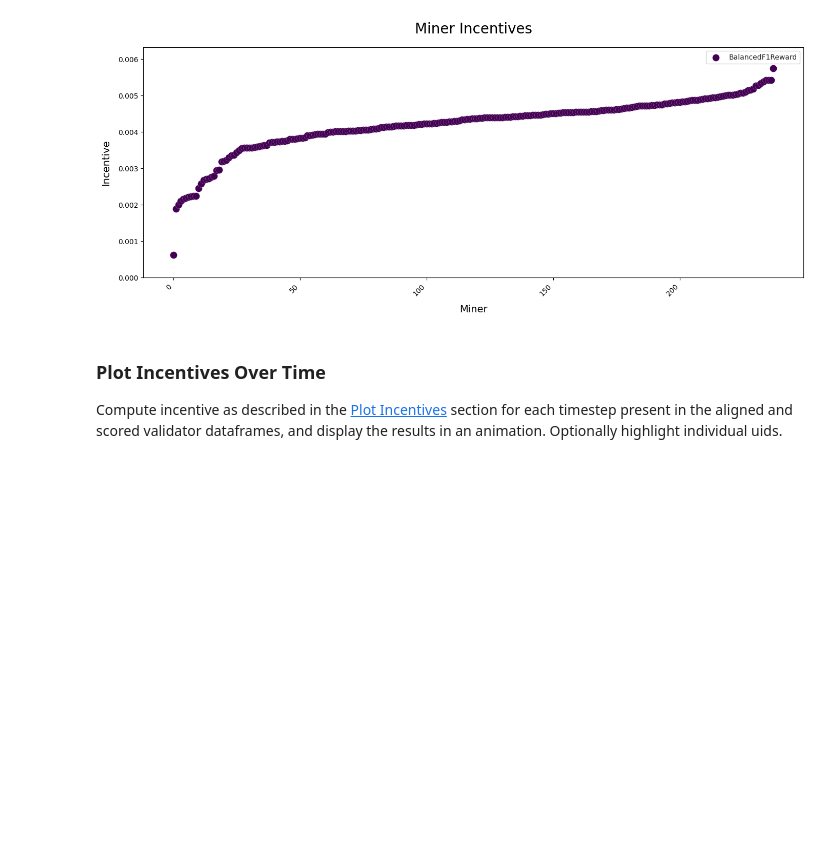
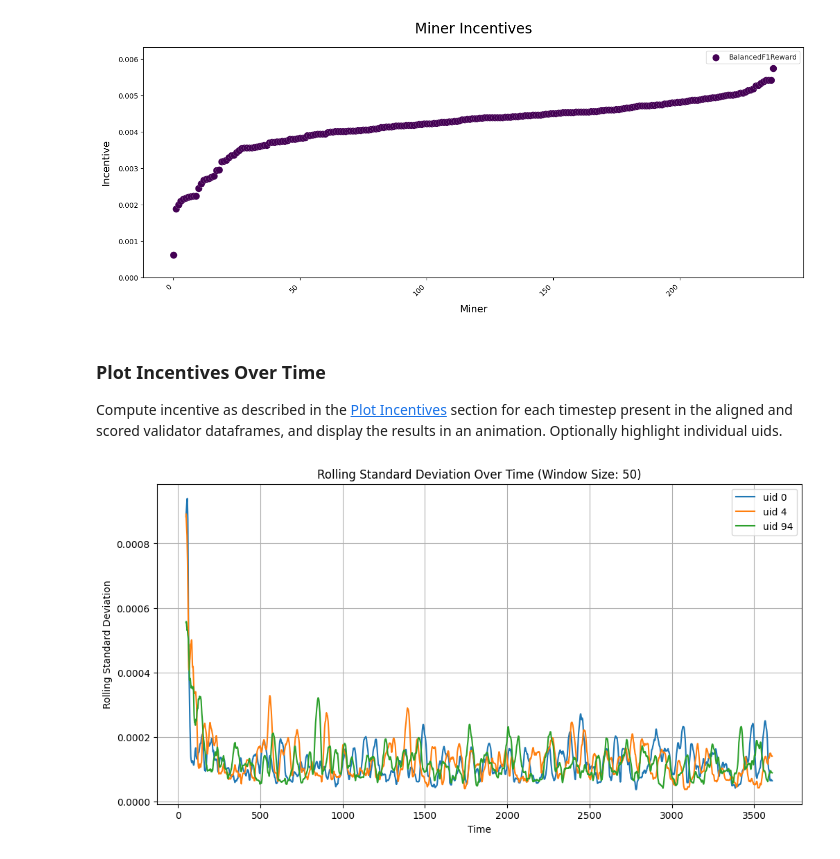
Before and after one commit to BitMind-AI/incentive-simulator, a Jupyter notebook: visualizer.ipynb, the cells around one changed output. Drawn from its saved outputs; the diff is of its cells as text; code cells hidden in the pictures; blank space fills up the shorter version.

```diff
--- a/visualizer.ipynb
+++ b/visualizer.ipynb
@@ -88,0 +88,4 @@ animate_timeseries(I, highlight_uids=[0,95,100,105])
+# %%
+plot_rolling_std(I, 50, [0,4,94]);
+# %% [output]
+[figure, added]
```
Also changed, not shown: parts of 3 cells of this notebook.
